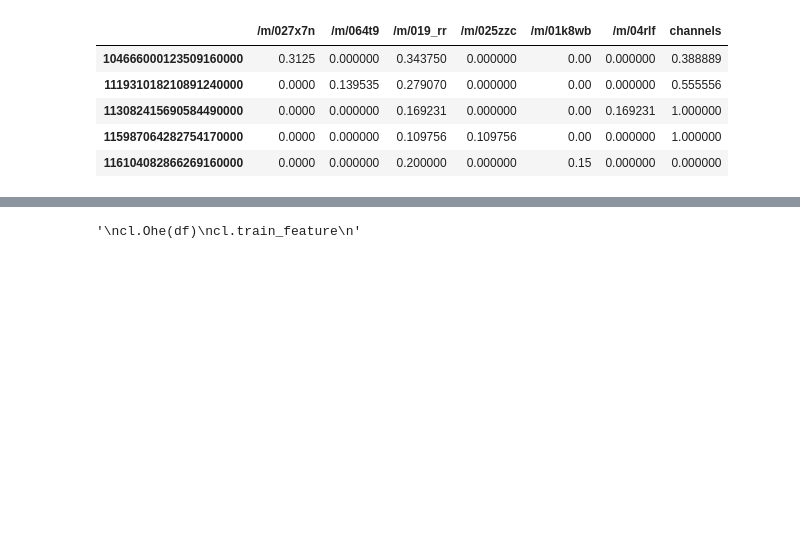
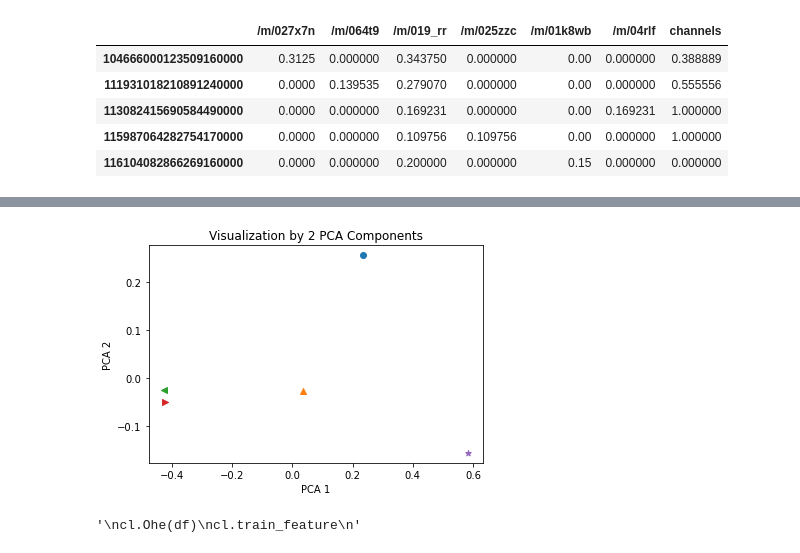
Before and after one commit to Homebrew-Computer-Club-1/side1-ml, a Jupyter notebook: matching_model.ipynb, the cells around one changed output, grey strips where cells are left out. Saved outputs shown, nothing was run; the diff lists cells and outputs as text; code cells hidden in the pictures; blank space fills up the shorter version.

Commit message:
adding pca, visualization

```diff
--- a/matching_model.ipynb
+++ b/matching_model.ipynb
@@ -238,3 +238,11 @@ df
 | 113082415690584490000 | 0.0000 | 0.000000 | 0.169231 | 0.000000 | 0.00 | 0.169231 | 1.000000 |
 | 115987064282754170000 | 0.0000 | 0.000000 | 0.109756 | 0.109756 | 0.00 | 0.000000 | 1.000000 |
 | 116104082866269160000 | 0.0000 | 0.000000 | 0.200000 | 0.000000 | 0.15 | 0.000000 | 0.000000 |
+# %%
+# 주성분분석을 통해 2차원으로 특성의 차원 축소
+
+from sklearn.decomposition import PCA
+
+pca = PCA(n_components=2)
+features_pca = pca.fit_transform(df)
+features_pca
@@ -240,0 +255,5 @@ df
+# %%
+# 2차원으로 축소한 특성에 대한 df 생성
+
+df_pca = pd.DataFrame(features_pca, columns=['pca_x', 'pca_y'])
+df_pca
@@ -241,3 +267,20 @@ df
+# %%
+# 각 데이터 포인트 시각화
+
+import matplotlib.pyplot as plt
+
+marker = ['o', '^', '<', '>', '*']
+for i in range(5):
+    plt.scatter(x=df_pca.loc[i,'pca_x'], y=df_pca.loc[i,'pca_y'], marker=marker[i])
+
+plt.xlabel('PCA 1')
+plt.ylabel('PCA 2')
+plt.title('Visualization by 2 PCA Components')
+plt.show()
+
+# 코사인 유사도 기준으로 데이터 포인터 간의 유사성을 측정하기 때문에 시각화 결과의 직접적인 거리와 유사성 간에는 상관성이 낮음(혹은 없음)
+# %% [output]
+[figure, added]
 # %%
 # sklearn의 cosine_similarity 사용
 # 코사인 유사도 계산 시 시간복잡도 문제 해결
```
Also changed, not shown: parts of 6 cells of this notebook.
